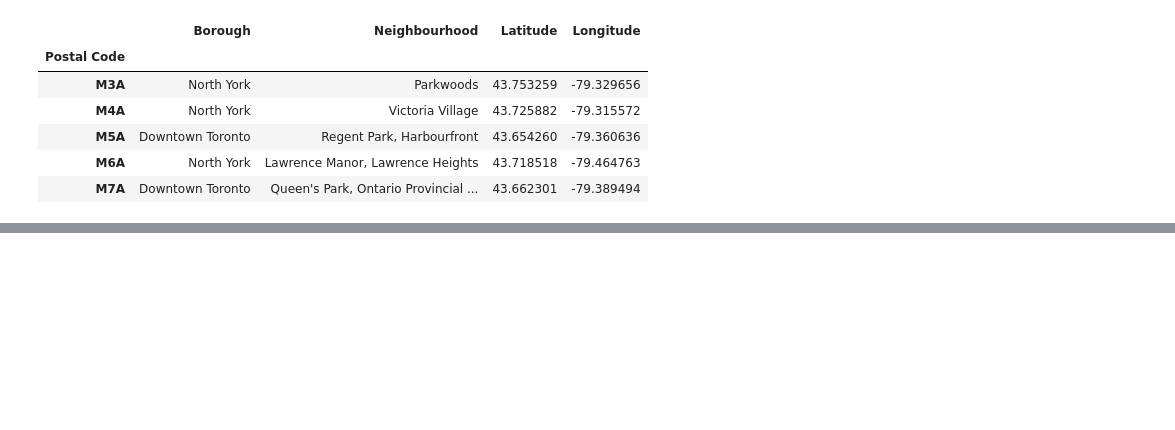
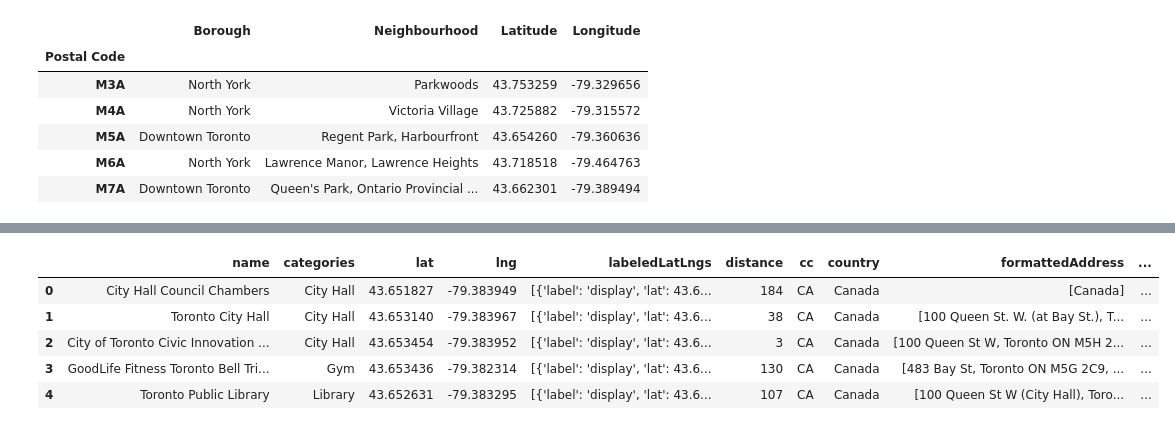
Before and after one commit to lalorenday/coursera, a Jupyter notebook: assignment_II_IBM.ipynb, the cells around one changed output, grey strips where cells are left out. Cells and saved outputs as stored; diff of their text form; code cells hidden in the pictures; blank space fills up the shorter version.

Commit message:
Update assignment_II_IBM.ipynb
Third update

```diff
--- a/assignment_II_IBM.ipynb
+++ b/assignment_II_IBM.ipynb
@@ -112,0 +182,22 @@ dfc.head()
+# %%
+def get_category_type(row):
+    try:
+        categories_list = row['categories']
+    except:
+        categories_list = row['venue.categories']
+
+    if len(categories_list) == 0:
+        return None
+    else:
+        return categories_list[0]['name']
+# %%
+#Send the GET request and examine the results
+results = requests.get(url).json()
+results
+
+# assign relevant part of JSON to venues
+venues = results['response']['venues']
+
+# tranform venues into a dataframe
+dataframe = json_normalize(venues)
+dataframe.head()
@@ -112,0 +211,30 @@ dfc.head()
+# %%
+filtered_columns = ['name', 'categories'] + [col for col in dataframe.columns if col.startswith('location.')] + ['id']
+dataframe_filtered = dataframe.loc[:, filtered_columns]
+
+# function that extracts the category of the venue
+def get_category_type(row):
+    try:
+        categories_list = row['categories']
+    except:
+        categories_list = row['venue.categories']
+
+    if len(categories_list) == 0:
+        return None
+    else:
+        return categories_list[0]['name']
+
+# filter the category for each row
+dataframe_filtered['categories'] = dataframe_filtered.apply(get_category_type, axis=1)
+
+# clean column names by keeping only last term
+dataframe_filtered.columns = [column.split('.')[-1] for column in dataframe_filtered.columns]
+
+dataframe_filtered.head()
+# %% [output]
+|  | name | categories | lat | lng | labeledLatLngs | distance | cc | country | formattedAddress | ... |
+| 0 | City Hall Council Chambers | City Hall | 43.651827 | -79.383949 | [{'label': 'display', 'lat': 43.6... | 184 | CA | Canada | [Canada] | ... |
+| 1 | Toronto City Hall | City Hall | 43.653140 | -79.383967 | [{'label': 'display', 'lat': 43.6... | 38 | CA | Canada | [100 Queen St. W. (at Bay St.), T... | ... |
+| 2 | City of Toronto Civic Innovation ... | City Hall | 43.653454 | -79.383952 | [{'label': 'display', 'lat': 43.6... | 3 | CA | Canada | [100 Queen St W, Toronto ON M5H 2... | ... |
+| 3 | GoodLife Fitness Toronto Bell Tri... | Gym | 43.653436 | -79.382314 | [{'label': 'display', 'lat': 43.6... | 130 | CA | Canada | [483 Bay St, Toronto ON M5G 2C9, ... | ... |
+| 4 | Toronto Public Library | Library | 43.652631 | -79.383295 | [{'label': 'display', 'lat': 43.6... | 107 | CA | Canada | [100 Queen St W (City Hall), Toro... | ... |
```
Also changed, not shown: parts of 5 cells of this notebook.
